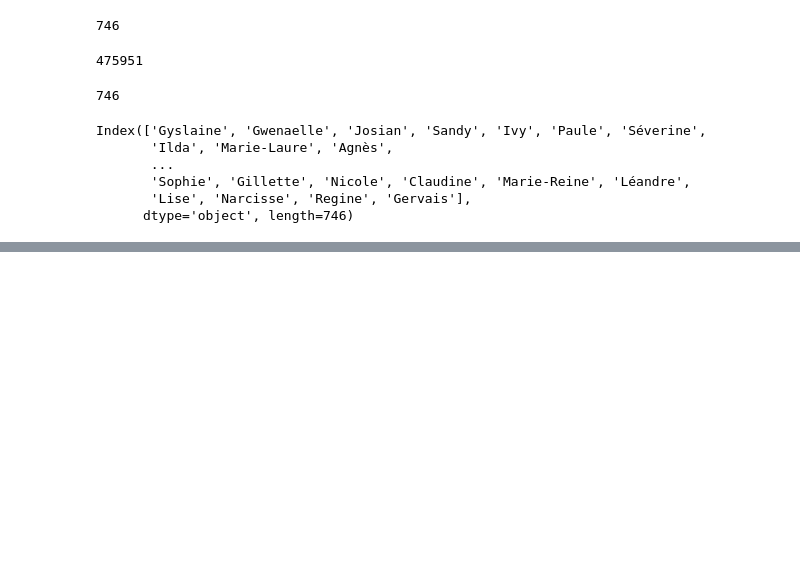
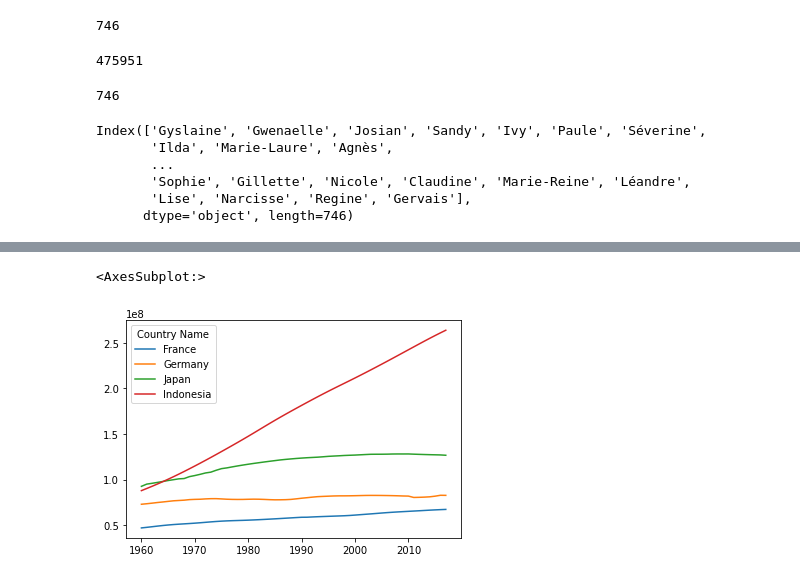
Before and after one commit to Bl3f/amse2021, a Jupyter notebook: Groupe-A/Day 3 - Pandas - 2021-03-19.ipynb, the cells around one changed output, grey strips where cells are left out. Drawn from its saved outputs; the diff is of its cells as text; code cells hidden in the pictures; blank space fills up the shorter version.

```diff
--- a/Groupe-A/Day 3 - Pandas - 2021-03-19.ipynb
+++ b/Groupe-A/Day 3 - Pandas - 2021-03-19.ipynb
@@ -793,0 +866,5 @@ ModuleNotFoundError: No module named 'seaborn'
+# %%
+df.loc[["France","Germany","Japan", "Indonesia"] ,"1960":"2017"].T.plot()
+# %% [output]
+<AxesSubplot:>
+[figure, added]
```
Also changed, not shown: parts of 69 cells of this notebook.
